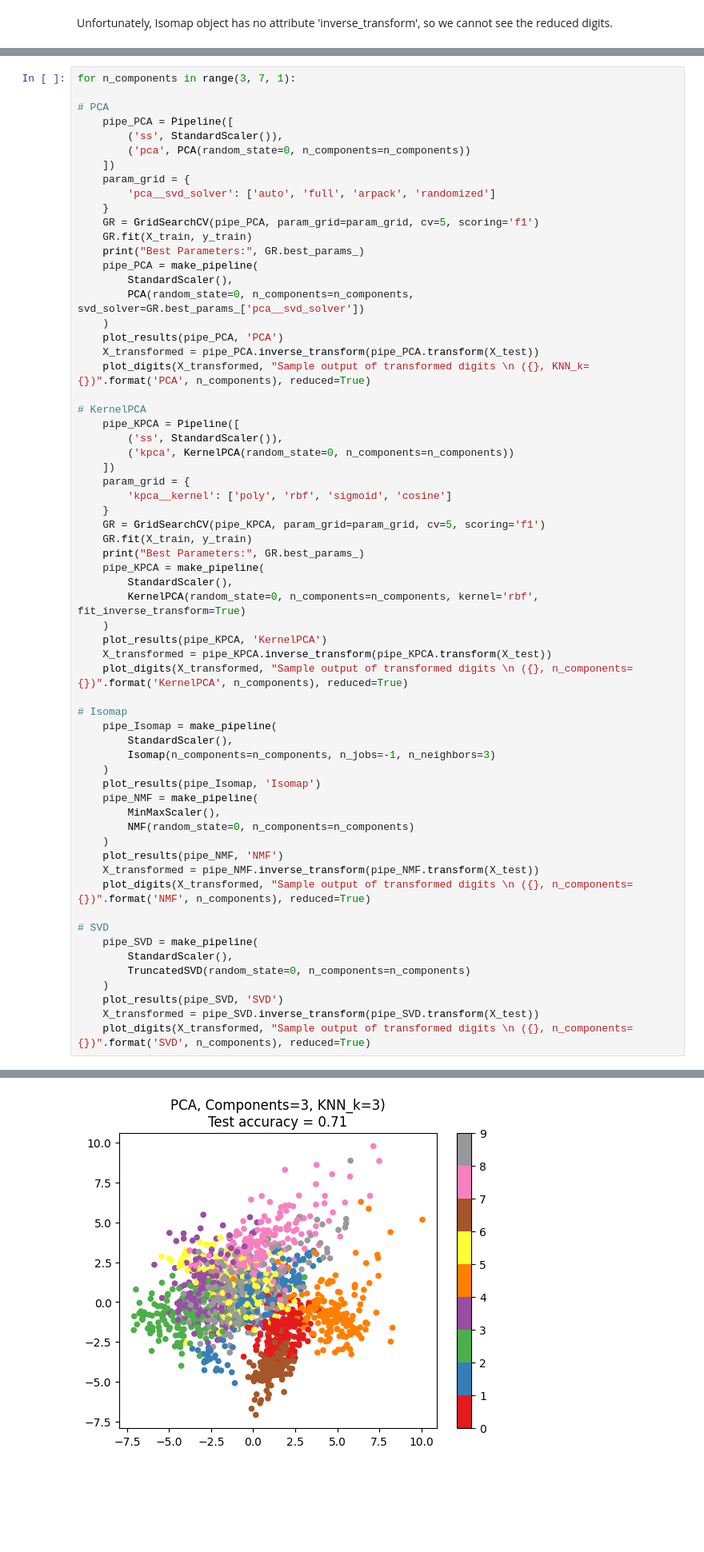
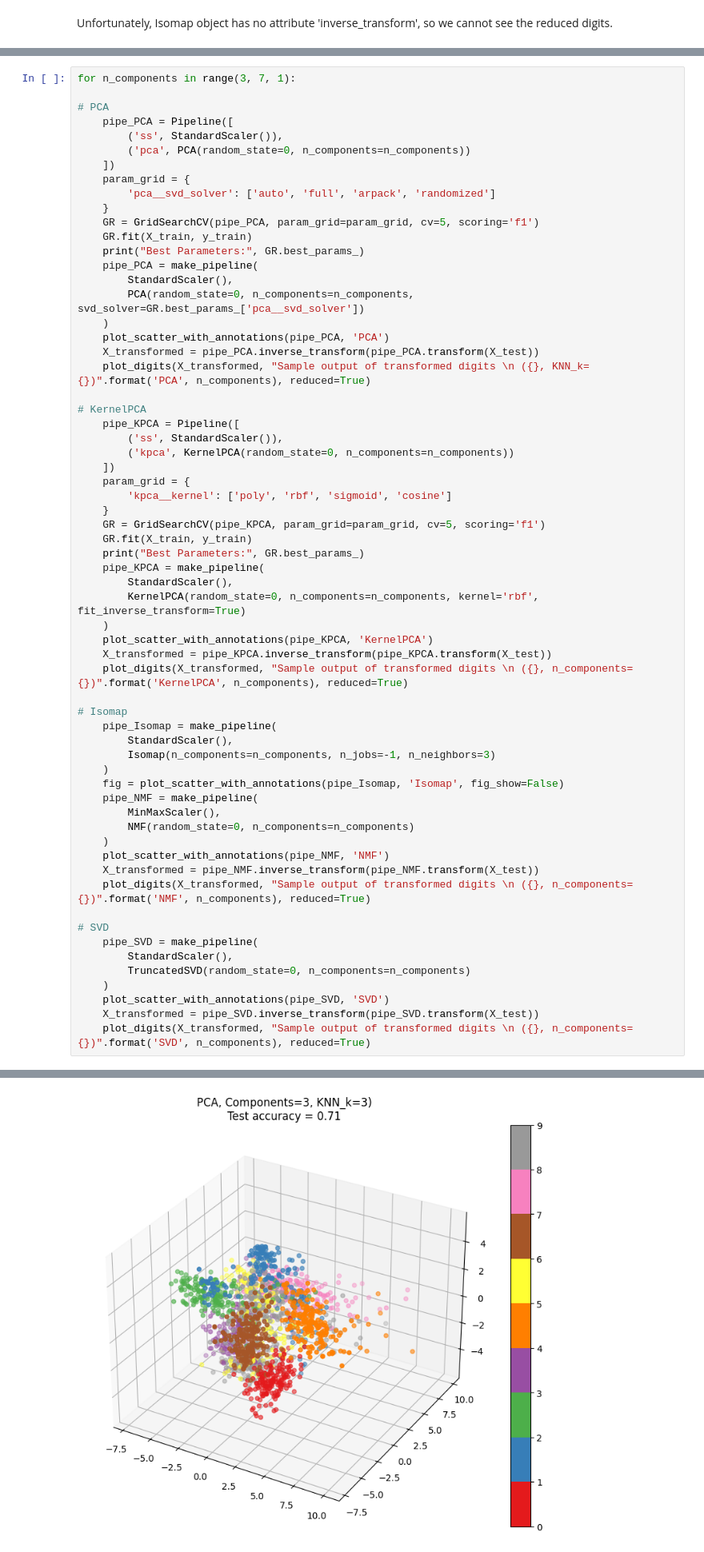
Before and after one commit to panstenos/Dimensionality-Reduction, a Jupyter notebook: Dimensionality Reduction.ipynb, the cells around one changed output, grey strips where cells are left out. Shown at 80% size. Drawn from its saved outputs; the diff is of its cells as text; blank space fills up the shorter version.

```diff
--- a/Dimensionality Reduction.ipynb
+++ b/Dimensionality Reduction.ipynb
@@ -386,7 +387,7 @@ for n_components in range(3, 7, 1):
         StandardScaler(),
         PCA(random_state=0, n_components=n_components, svd_solver=GR.best_params_['pca__svd_solver'])
     )
-    plot_results(pipe_PCA, 'PCA')
+    plot_scatter_with_annotations(pipe_PCA, 'PCA')
     X_transformed = pipe_PCA.inverse_transform(pipe_PCA.transform(X_test))
     plot_digits(X_transformed, "Sample output of transformed digits \n ({}, KNN_k={})".format('PCA', n_components), reduced=True)
 
@@ -402,37 +403,37 @@ for n_components in range(3, 7, 1):
     GR.fit(X_train, y_train)
     print("Best Parameters:", GR.best_params_)
     pipe_KPCA = make_pipeline(
         StandardScaler(),
         KernelPCA(random_state=0, n_components=n_components, kernel='rbf', fit_inverse_transform=True)
     )
-    plot_results(pipe_KPCA, 'KernelPCA')
+    plot_scatter_with_annotations(pipe_KPCA, 'KernelPCA')
     X_transformed = pipe_KPCA.inverse_transform(pipe_KPCA.transform(X_test))
     plot_digits(X_transformed, "Sample output of transformed digits \n ({}, n_components={})".format('KernelPCA', n_components), reduced=True)
 
 # Isomap
     pipe_Isomap = make_pipeline(
         StandardScaler(),
         Isomap(n_components=n_components, n_jobs=-1, n_neighbors=3)
     )
-    plot_results(pipe_Isomap, 'Isomap')
+    fig = plot_scatter_with_annotations(pipe_Isomap, 'Isomap', fig_show=False)
     pipe_NMF = make_pipeline(
         MinMaxScaler(),
         NMF(random_state=0, n_components=n_components)
     )
-    plot_results(pipe_NMF, 'NMF')
+    plot_scatter_with_annotations(pipe_NMF, 'NMF')
     X_transformed = pipe_NMF.inverse_transform(pipe_NMF.transform(X_test))
     plot_digits(X_transformed, "Sample output of transformed digits \n ({}, n_components={})".format('NMF', n_components), reduced=True)
 
 # SVD
     pipe_SVD = make_pipeline(
         StandardScaler(),
         TruncatedSVD(random_state=0, n_components=n_components)
     )
-    plot_results(pipe_SVD, 'SVD')
+    plot_scatter_with_annotations(pipe_SVD, 'SVD')
     X_transformed = pipe_SVD.inverse_transform(pipe_SVD.transform(X_test))
     plot_digits(X_transformed, "Sample output of transformed digits \n ({}, n_components={})".format('SVD', n_components), reduced=True)
 # %% [output]
 Best Parameters: {'pca__svd_solver': 'auto'}
-[figure, old version]
+[figure, new version]
 [figure]
 Best Parameters: {'kpca__kernel': 'poly'}
```
Also changed, not shown: parts of 13 cells of this notebook.
